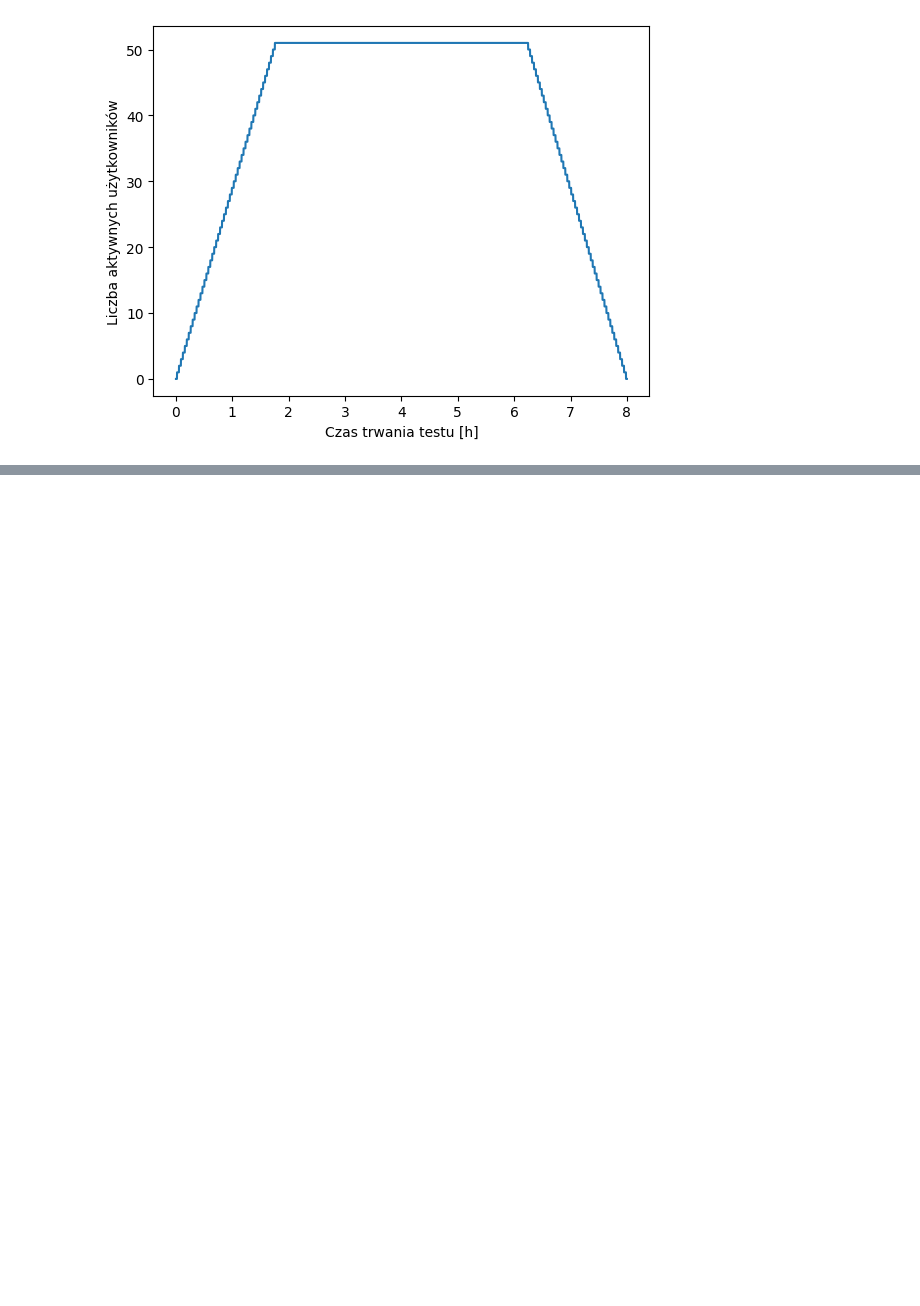
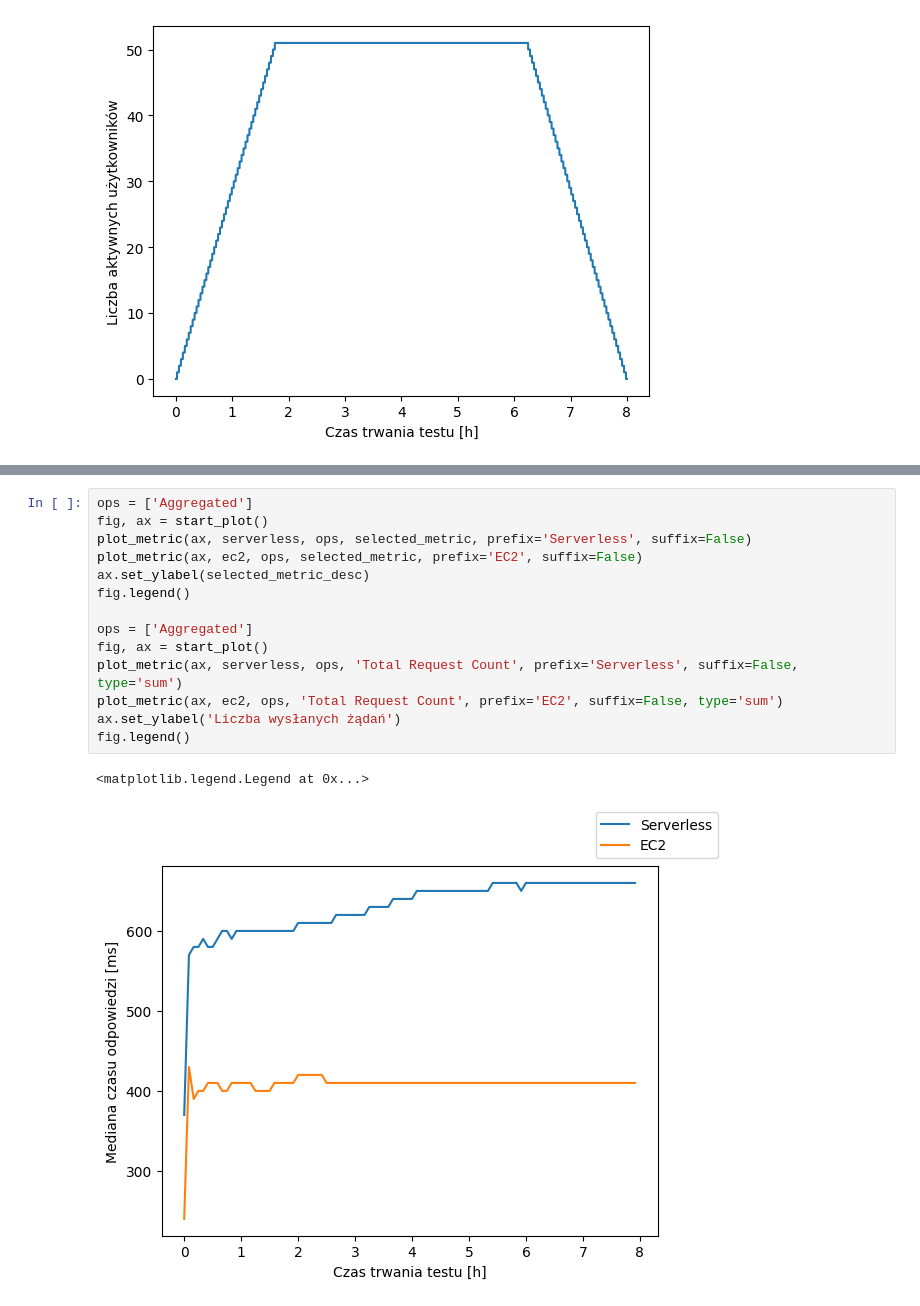
Before and after one commit to moreno-models/api, a Jupyter notebook: analysis/steady_locust.ipynb, the cells around one changed output, grey strips where cells are left out. Saved outputs shown, nothing was run; the diff lists cells and outputs as text; blank space fills up the shorter version.

```diff
--- a/analysis/steady_locust.ipynb
+++ b/analysis/steady_locust.ipynb
@@ -60,0 +83,17 @@ Text(0, 0.5, 'Liczba aktywnych użytkowników')
+# %%
+ops = ['Aggregated']
+fig, ax = start_plot()
+plot_metric(ax, serverless, ops, selected_metric, prefix='Serverless', suffix=False)
+plot_metric(ax, ec2, ops, selected_metric, prefix='EC2', suffix=False)
+ax.set_ylabel(selected_metric_desc)
+fig.legend()
+
+ops = ['Aggregated']
+fig, ax = start_plot()
+plot_metric(ax, serverless, ops, 'Total Request Count', prefix='Serverless', suffix=False, type='sum')
+plot_metric(ax, ec2, ops, 'Total Request Count', prefix='EC2', suffix=False, type='sum')
+ax.set_ylabel('Liczba wysłanych żądań')
+fig.legend()
+# %% [output]
+<matplotlib.legend.Legend at 0x...>
+[figure, added]
```
Also changed, not shown: parts of 4 cells of this notebook, 3 other files.
